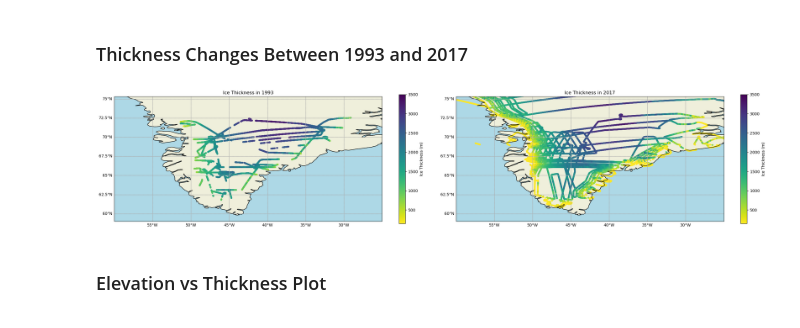
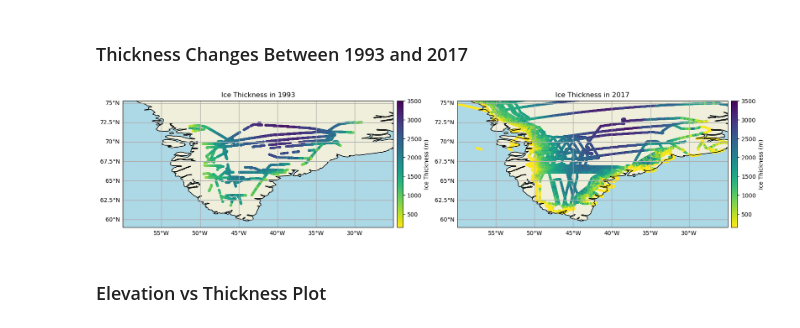
Before and after one commit to GPGN-268/SP2024-FP01-Glaciers, a Jupyter notebook: notebooks/FP01.ipynb, the cells around one changed output. Saved outputs shown, nothing was run; the diff lists cells and outputs as text; code cells hidden in the pictures.

Commit message:
Finalized thickness map

```diff
--- a/notebooks/FP01.ipynb
+++ b/notebooks/FP01.ipynb
@@ -236,8 +236,8 @@ fig, ax = plt.subplots(1,2, subplot_kw={'projection': ccrs.PlateCarree()})
 ax0, ax1 = ax.flatten()
 
 # Changes the size of the figure
-fig.set_figheight(5)
-fig.set_figwidth(25)
+fig.set_figheight(2.75)
+fig.set_figwidth(16)
 
 # Defines a variable for the extent of both plots
 gradient_extent = [-60, -25, 59, 75]
@@ -248,12 +248,12 @@ thickmax = 3500
 
 # Creates a scatter plot with a color gradient for the measurements from 1993
 im93 = ax0.scatter(lon93, lat93, c = df_93.thickness, marker = ".", clim = (thickmin,thickmax), cmap = 'viridis_r')
-fig.colorbar(im93, ax=ax0, label = 'Ice Thickness (m)')
+fig.colorbar(im93, ax=ax0, label = 'Ice Thickness (m)', pad = 0.01)
 ax0.set_title('Ice Thickness in 1993')
 
 # Creates a scatter plot with a color gradient for the measurements from 2019
 im19 = ax1.scatter(lon17, lat17, c = df_17.thickness, marker = ".", clim = (thickmin,thickmax), cmap = 'viridis_r')
-fig.colorbar(im19, ax=ax1, label = 'Ice Thickness (m)')
+fig.colorbar(im19, ax=ax1, label = 'Ice Thickness (m)', pad = 0.01)
 ax1.set_title('Ice Thickness in 2017')
 
 # Adds gridlines to both plots
@@ -263,35 +263,35 @@ gl0.right_labels = False
 ax0.gridlines()
 gl1 = ax1.gridlines(crs=ccrs.PlateCarree(), draw_labels=True, linewidth=1, color='gray', alpha=1, linestyle='dotted')
 gl1.top_labels = False
 gl1.right_labels = False
 ax1.gridlines()
 
 # Adds cartopy features to the plot for 1993
 ax0.set_extent(gradient_extent)
 ax0.add_feature(cartopy.feature.LAND, edgecolor='black')
 ax0.add_feature(cartopy.feature.OCEAN, facecolor='lightblue')
 ax0.add_feature(cartopy.feature.COASTLINE)
 ax0.add_feature(cartopy.feature.BORDERS, linestyle=':', edgecolor='gray')
 ax0.add_feature(cartopy.feature.LAKES, edgecolor='black')
 
 # Adds cartopy features to the plot for 2017
 ax1.set_extent(gradient_extent)
 ax1.add_feature(cartopy.feature.LAND, edgecolor='black')
 ax1.add_feature(cartopy.feature.OCEAN, facecolor='lightblue')
 ax1.add_feature(cartopy.feature.COASTLINE)
 ax1.add_feature(cartopy.feature.BORDERS, linestyle=':', edgecolor='gray')
 ax1.add_feature(cartopy.feature.LAKES, edgecolor='black')
 
 # Sets the spacing between the subplots
-fig.tight_layout(pad=1.25)
+fig.tight_layout(pad = -2.75)
 
 # Saves the plot as a png
 plt.savefig('../figures/thickness_heatmap.png', dpi = 200)
 
 # Displays the plot
 plt.show()
 # %% [output]
-[figure, old version]
+[figure, new version]
 # %% [markdown]
 ### Elevation vs Thickness Plot
 # %%
```
Also changed, not shown: 1 other file.
